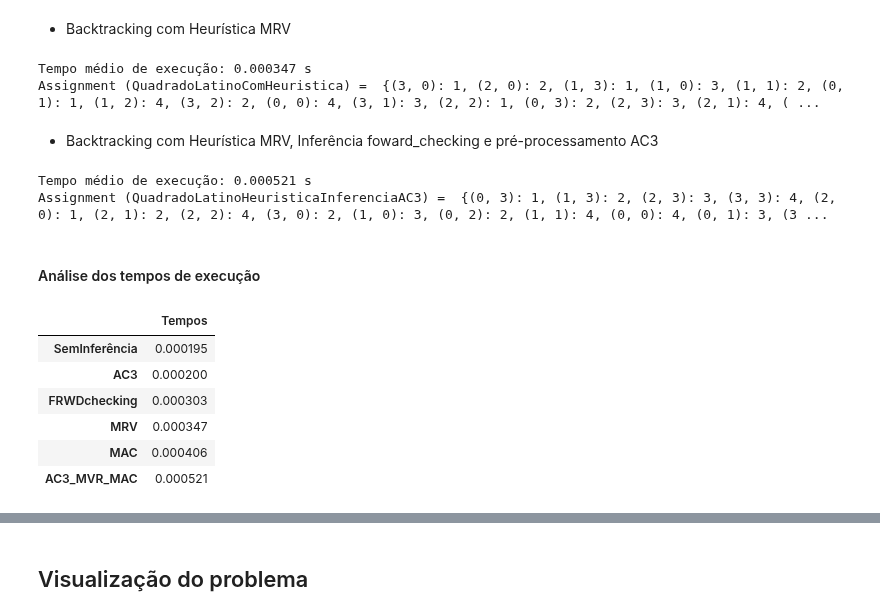
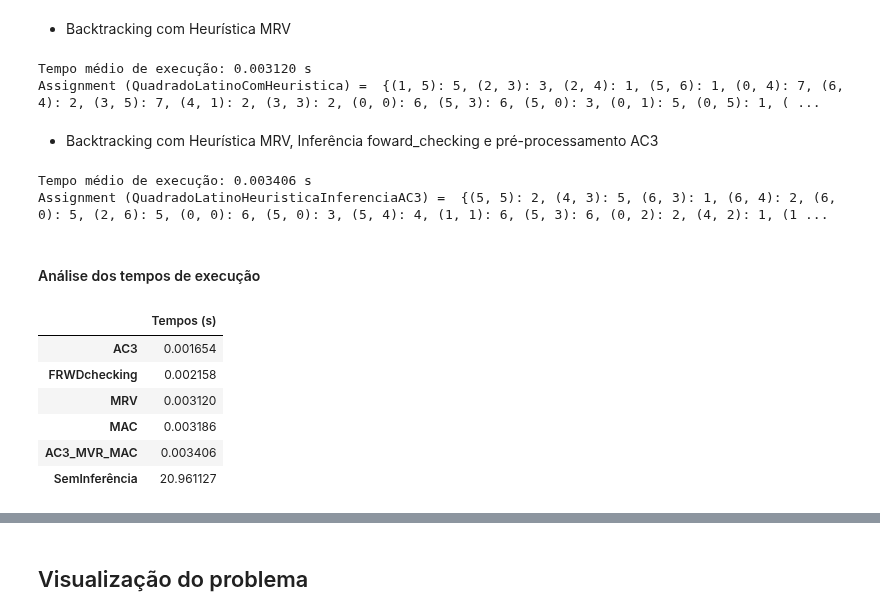
Before and after one commit to Singularitty/ProjetoSI, a Jupyter notebook: Projeto2/projeto2-SI/SI-proj2-42.ipynb, the cells around one changed output, grey strips where cells are left out. Cells and saved outputs as stored; diff of their text form; code cells hidden in the pictures.

Commit message:
quadrados latino melhorados

```diff
--- a/Projeto2/projeto2-SI/SI-proj2-42.ipynb
+++ b/Projeto2/projeto2-SI/SI-proj2-42.ipynb
@@ -245,3 +224,16 @@ n = 4
+# %%
+n = 7
+
+board = [[6,0,0,0,0,0,0],
+         [0,6,0,1,0,0,3],
+         [2,0,7,0,0,0,0],
+         [4,0,0,2,0,0,1],
+         [0,3,1,5,6,0,0],
+         [1,0,0,7,0,2,4],
+         [0,0,0,0,0,0,7]]
+
+
+p_quadrado_latino = quadrado_latino(n, initial=board_to_dict(board))
 # %% [markdown]
 - Backtracking sem inferência
 # %%
@@ -319,52 +295,44 @@ Assignment (QuadradoLatinoComAC3) =  {(0, 0): 1, (0, 1): 2, (0, 2): 3, (0, 3): 4
 # %% [markdown]
 - Backtracking com Heurística MRV
 # %%
-# Definir problema
-QuadradoLatinoComHeuristica = quadrado_latino(n)
 # Resolver e guardar
-sol_6 = backtracking_search(QuadradoLatinoComHeuristica, select_unassigned_variable = mrv)
-# Tempo medio
-tempo_medio6 = avg_run_time(backtracking_search, QuadradoLatinoComHeuristica, select_unassigned_variable = mrv)
+sol5, tempo5 = search_time(backtracking_search, p_quadrado_latino, select_unassigned_variable = mrv)
 # Guarda resultados
-tempos['MRV'] = tempo_medio6
-solucoes['MRV'] = sol_6
+tempos['MRV'] = tempo5
+solucoes['MRV'] = sol5
 # Imprimir resultados
-print(f"Tempo médio de execução: {tempo_medio6:.6f} s")
-print('Assignment (QuadradoLatinoComHeuristica) = ', sol_6)
+print(f"Tempo médio de execução: {tempo5:.6f} s")
+print('Assignment (QuadradoLatinoComHeuristica) = ', sol5)
 # %% [output]
-Tempo médio de execução: 0.000347 s
-Assignment (QuadradoLatinoComHeuristica) =  {(3, 0): 1, (2, 0): 2, (1, 3): 1, (1, 0): 3, (1, 1): 2, (0, 1): 1, (1, 2): 4, (3, 2): 2, (0, 0): 4, (3, 1): 3, (2, 2): 1, (0, 3): 2, (2, 3): 3, (2, 1): 4, ( ...
+Tempo médio de execução: 0.003120 s
+Assignment (QuadradoLatinoComHeuristica) =  {(1, 5): 5, (2, 3): 3, (2, 4): 1, (5, 6): 1, (0, 4): 7, (6, 4): 2, (3, 5): 7, (4, 1): 2, (3, 3): 2, (0, 0): 6, (5, 3): 6, (5, 0): 3, (0, 1): 5, (0, 5): 1, ( ...
 # %% [markdown]
 - Backtracking com Heurística MRV, Inferência foward_checking e pré-processamento AC3
 # %%
-# Definir problema
-QuadradoLatinoHeuristicaInferenciaAC3 = quadrado_latino(n)
 # Pre processamento
-p_AC3 = AC3(QuadradoLatinoHeuristicaInferenciaAC3)
+p_quadrado_AC3 = AC3(p_quadrado_latino)
 # Resolver e guardar
-sol_7 = backtracking_search(p_AC3, select_unassigned_variable=mrv, inference=mac)
-# Tempo medio
-tempo_medio7 = avg_run_time(backtracking_search, p_AC3, select_unassigned_variable=mrv, inference=mac)
+sol6, tempo6 = search_time(backtracking_search, p_quadrado_AC3, select_unassigned_variable=mrv, inference=forward_checking)
 # Guarda resultados
-tempos['AC3_MVR_MAC'] = tempo_medio7
-solucoes['AC3_MVR_MAC'] = sol_7
+tempos['AC3_MVR_MAC'] = tempo6
+solucoes['AC3_MVR_MAC'] = sol6
 # Imprimir resultados
-print(f"Tempo médio de execução: {tempo_medio7:.6f} s")
-print('Assignment (QuadradoLatinoHeuristicaInferenciaAC3) = ', sol_7)
+print(f"Tempo médio de execução: {tempo6:.6f} s")
+print('Assignment (QuadradoLatinoHeuristicaInferenciaAC3) = ', sol6)
 # %% [output]
-Tempo médio de execução: 0.000521 s
-Assignment (QuadradoLatinoHeuristicaInferenciaAC3) =  {(0, 3): 1, (1, 3): 2, (2, 3): 3, (3, 3): 4, (2, 0): 1, (2, 1): 2, (2, 2): 4, (3, 0): 2, (1, 0): 3, (0, 2): 2, (1, 1): 4, (0, 0): 4, (0, 1): 3, (3 ...
+Tempo médio de execução: 0.003406 s
+Assignment (QuadradoLatinoHeuristicaInferenciaAC3) =  {(5, 5): 2, (4, 3): 5, (6, 3): 1, (6, 4): 2, (6, 0): 5, (2, 6): 5, (0, 0): 6, (5, 0): 3, (5, 4): 4, (1, 1): 6, (5, 3): 6, (0, 2): 2, (4, 2): 1, (1 ...
 # %% [markdown]
 #### Análise dos tempos de execução
 # %%
 import pandas as pd
 temposSorted = dict(sorted(tempos.items(), key=lambda x:x[1]))
-pd.DataFrame(temposSorted.values() ,index = temposSorted.keys(), columns= ["Tempos"])
+pd.DataFrame(temposSorted.values() ,index = temposSorted.keys(), columns= ["Tempos (s)"])
 # %% [output]
-|  | Tempos |
-| SemInferência | 0.000195 |
-| AC3 | 0.000200 |
-| FRWDchecking | 0.000303 |
-| MRV | 0.000347 |
-| MAC | 0.000406 |
-| AC3_MVR_MAC | 0.000521 |
+|  | Tempos (s) |
+| AC3 | 0.001654 |
+| FRWDchecking | 0.002158 |
+| MRV | 0.003120 |
+| MAC | 0.003186 |
+| AC3_MVR_MAC | 0.003406 |
+| SemInferência | 20.961127 |
```
Also changed, not shown: parts of 34 cells of this notebook.
